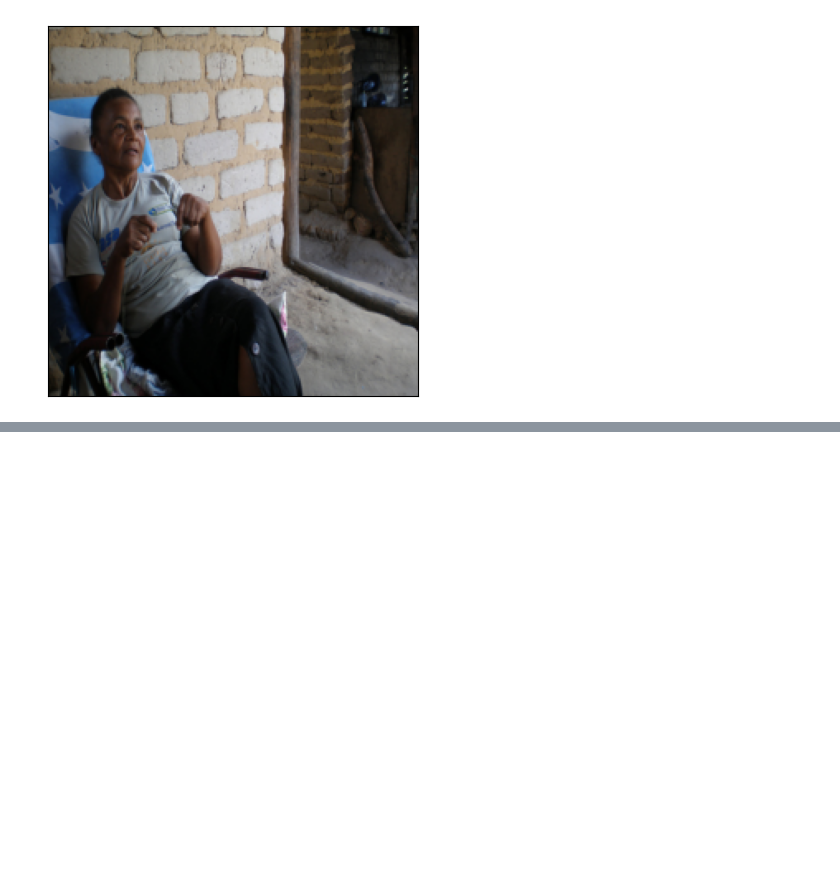
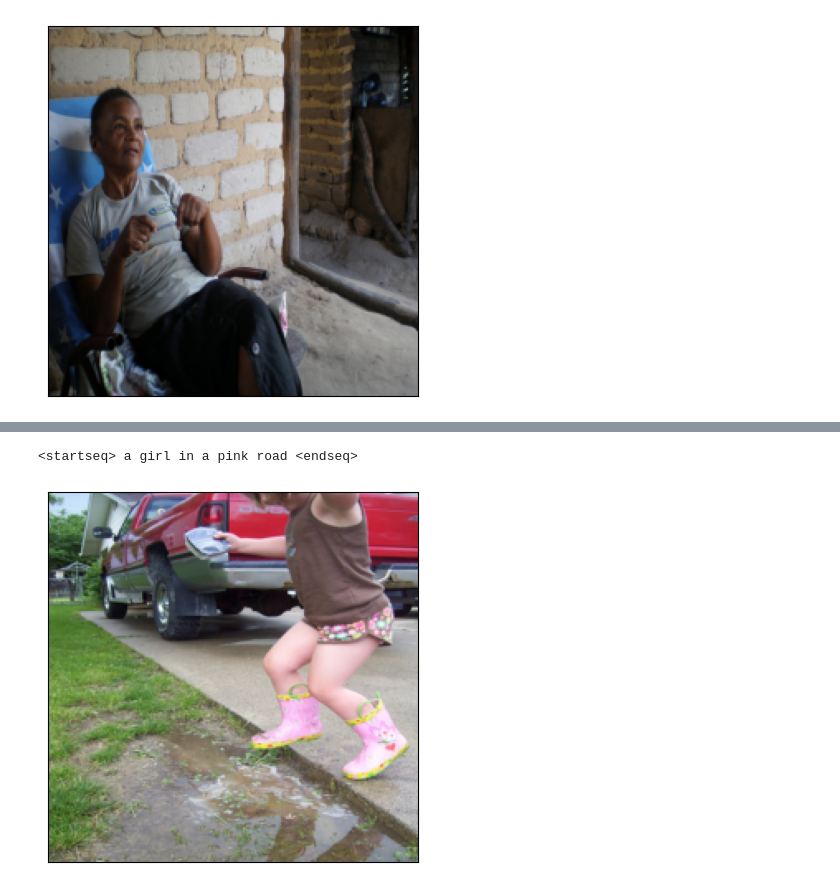
Before and after one commit to bluff-king/Image-captioning-dl, a Jupyter notebook: code/Base_LSTM.ipynb, the cells around one changed output, grey strips where cells are left out. Drawn from its saved outputs; the diff is of its cells as text; code cells hidden in the pictures; blank space fills up the shorter version.

```diff
--- a/code/Base_LSTM.ipynb
+++ b/code/Base_LSTM.ipynb
@@ -575,7 +574,7 @@ class CaptionGenerationDataset(Dataset):
     def __len__(self):
         return len(self.image_filenames)
 
-    ''' Next method will get a
+    ''' Next method will return 3 things of an image
         feature_extraction_Tsr: feature extraction of (idx) image
         embedded_chop_gen_cap_Tsr: tensor of words before chop index in that random cap of the image
         next_word_index: the index of the word being chopped
@@ -592,12 +591,19 @@ class CaptionGenerationDataset(Dataset):
         description = random.choice(self.image_filename_to_tokenized_descriptions_list[filename])                            ####################################error
 
         lastIndex = self.index_endseq(description)
-        chop_index = random.randint(1, lastIndex) # The last index of the chopped description,
+        # chop_index = random.randint(1, lastIndex) # The last index of the chopped description,
                                                   # prevent case last = start or end
+
+        # chop_gen_cap = [self.notset_index] * len(description)
+        # if chop_index >= 0:
+        #     for i in range(chop_index):
+        #         chop_gen_cap[i] = description[i]
+
+        chop_index = random.randint(0, lastIndex) -1
 
         chop_gen_cap = [self.notset_index] * len(description)
         if chop_index >= 0:
-            for i in range(chop_index):
+            for i in range(chop_index+1):
                 chop_gen_cap[i] = description[i]
 
         embedding_dimension = len(self.word_to_embedding_dict[ self.index_to_word_dict[0] ])
@@ -674,7 +680,7 @@ class LSTM_fixed_embedding(nn.Module):
         super(LSTM_fixed_embedding, self).__init__()
         self.embedding_dim = embedding_dim
         self.dropout = nn.Dropout(dropout_prop)
-        self.lstm = nn.LSTM(embedding_dim, lstm_hidden_dim, image_feature_dim,
+        self.lstm = nn.LSTM(embedding_dim, lstm_hidden_dim, num_lstm_layers,
                                   batch_first=True)
 
         self.linear = nn.Linear(lstm_hidden_dim + image_feature_dim, vocabulary_size)
@@ -764,7 +770,7 @@ train_dataLoader = DataLoader(lstm_train_dataset, batch_size=16, shuffle=True)
 validation_dataLoader = DataLoader(lstm_val_dataset, batch_size=lstm_val_dataset.__len__())
 
 lowestValidationLoss = sys.float_info.max
-for epoch in range(1, 10 + 1):
+for epoch in range(1, 1000+1):
     lstm_model.train()
     loss_sum = 0.0
     numberOfBatches = 0
@@ -819,0 +841,25 @@ KeyboardInterrupt:
+# %%
+# Load the model that gave the lowest validation loss
+lstm_model.load_state_dict(torch.load(best_model_filepath))
+# Randomly select some test images
+test_image_sample_indices = random.choices(range(len(validation_images_list)), k=3)
+lstm_model.eval()
+test_sample_filepaths = []
+test_sample_captions = []
+
+for test_image_sample_index in test_image_sample_indices:
+    sample_words = TestSample(test_image_sample_index, validation_images_list, features_image, lstm_model,
+       index_to_word_dict,
+       word_to_embedding_dict,
+       sequence_length=40,
+       endOfSeqIndex=0,
+       use_cuda=use_cuda)
+    caption = ' '.join(sample_words)
+    test_sample_filepaths.append(os.path.join(IMAGES_PATH, validation_images_list[test_image_sample_index]))
+    test_sample_captions.append(caption)
+# %%
+print (test_sample_captions[0])
+show(readImage(test_sample_filepaths[0]))
+# %% [output]
+<startseq> a girl in a pink road <endseq>
+[figure, added]
```
Also changed, not shown: parts of 8 cells of this notebook, 1 other file.
